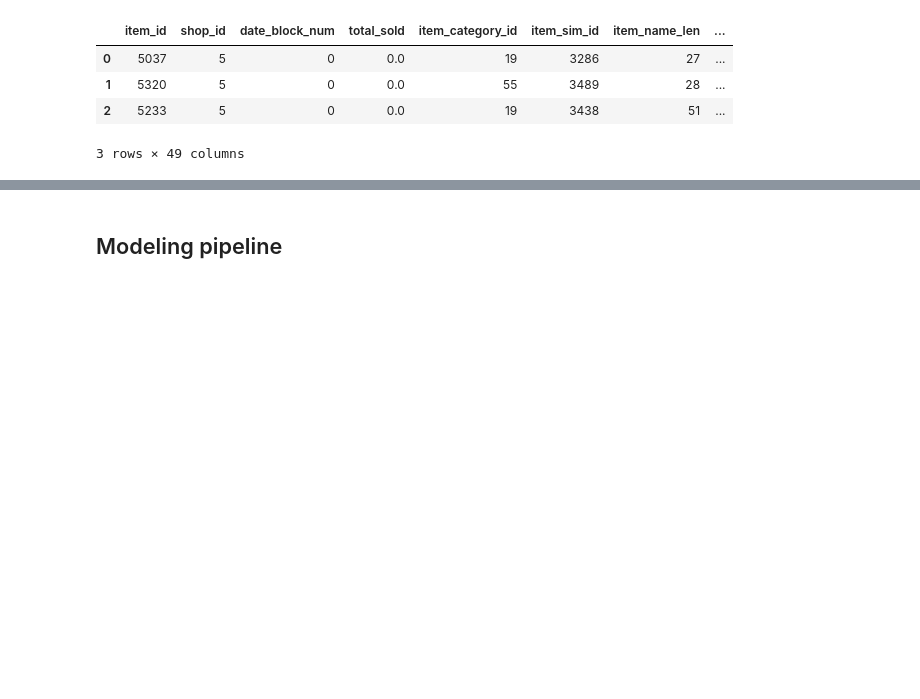
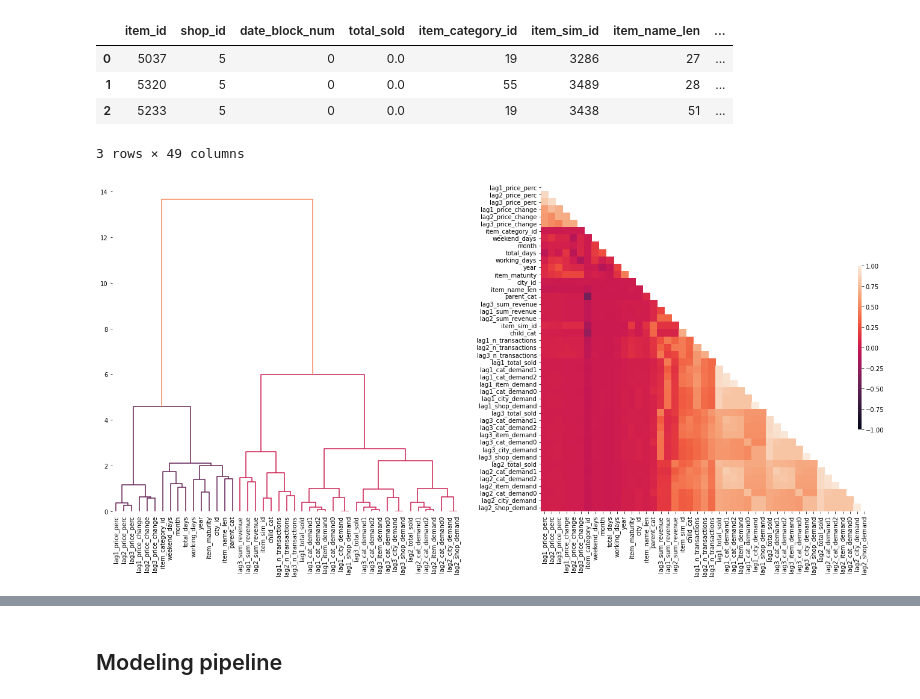
Before and after one commit to fridrichmrtn/hse-advanced-machine-learning, a Jupyter notebook: 02_competitive_data_science/wk06/final_project.ipynb, the cells around one changed output, grey strips where cells are left out. Cells and saved outputs as stored; diff of their text form; code cells hidden in the pictures; blank space fills up the shorter version.

Commit message:
Add feature reduction using corrs.

```diff
--- a/02_competitive_data_science/wk06/final_project.ipynb
+++ b/02_competitive_data_science/wk06/final_project.ipynb
@@ -434,13 +435,15 @@ num_cols = [f for f in sales.columns if (f not in cat_cols) &\
 features = cat_cols + num_cols
 # target clippin
 sales[target] = sales[target].clip(0,20)
-# %%
-# kfold mean encoding with smoothing
-from category_encoders import TargetEncoder
-from sklearn.model_selection import KFold
-kf = KFold(n_splits=10)
-for train_ind, test_ind in kf.split(sales):
-  te = TargetEncoder(cols=cat_cols, smoothing=1.0, min_samples_leaf=5*10**3)
-  te.fit(sales.loc[train_ind,cat_cols], sales.loc[train_ind,target])
-  sales.loc[test_ind, cat_cols] = te.transform(sales.loc[test_ind,cat_cols], sales.loc[test_ind,target])
-del kf, te, train_ind, test_ind; gc.collect();
+# %%
+# add kfold-based mean encoding
+from category_encoders.leave_one_out import LeaveOneOutEncoder
+from category_encoders.wrapper import NestedCVWrapper
+te = LeaveOneOutEncoder(cols=cat_cols, sigma=0.05) # for robustness
+cvte = NestedCVWrapper(te, cv=5, shuffle=True, random_state=2022)
+_ = cvte.fit_transform(sales.loc[sales.date_block_num<34,cat_cols],
+  sales.loc[sales.date_block_num<34,target])
+encoded = cvte.transform(sales.loc[:,cat_cols])
+sales = sales.loc[:,[c for c in sales.columns if c not in cat_cols]].\
+  merge(encoded, left_index=True, right_index=True)
+del te, cvte, encoded; gc.collect();
@@ -446,0 +456,25 @@ del kf, te, train_ind, test_ind; gc.collect();
+# %%
+corr_mat=sales.loc[:,features].corr()
+# %%
+corr_linkage = hierarchy.ward(corr_mat)
+fig, axs = plt.subplots(1, 2, figsize=(24, 10),
+  gridspec_kw={"width_ratios": [1, 1.15], "wspace":0.15})
+color_links = [rgb2hex(c) for c in sns.color_palette("rocket", n_colors=3)]
+hierarchy.set_link_color_palette(color_links)
+dendro = hierarchy.dendrogram(corr_linkage, labels=corr_mat.columns,
+    ax=axs[0], leaf_font_size=10, leaf_rotation=90,
+    above_threshold_color=color_links[2])
+hierarchy.set_link_color_palette(None)
+for s in axs[0].spines.keys():
+    axs[0].spines[s].set_visible(False)
+dendro_idx = np.arange(0, len(dendro["ivl"]))
+mask = np.zeros_like(corr_mat)
+mask[np.triu_indices_from(mask)] = True
+sns.heatmap(corr_mat.iloc[dendro["leaves"], :].iloc[:, dendro["leaves"]],
+    ax=axs[1], vmin=-1, vmax=1, mask=mask, square=True,
+    cbar_kws={"aspect":50, "shrink":0.5, "pad":-0.025,
+      "ticks":[-1,-.75,-0.5,-0.25,0,0.25,0.5,.75,1]}, annot_kws={"size":10})
+axs[1].set_ylabel(""); axs[1].set_xlabel("");
+plt.show();
+# %% [output]
+[figure, added]
```
Also changed, not shown: parts of 22 cells of this notebook.
